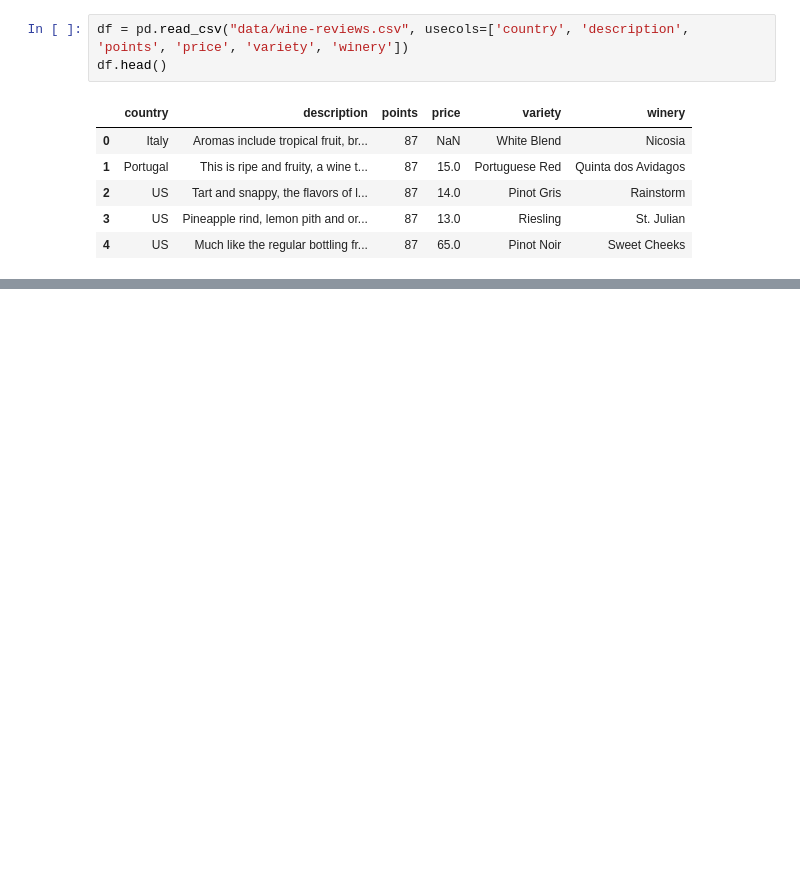
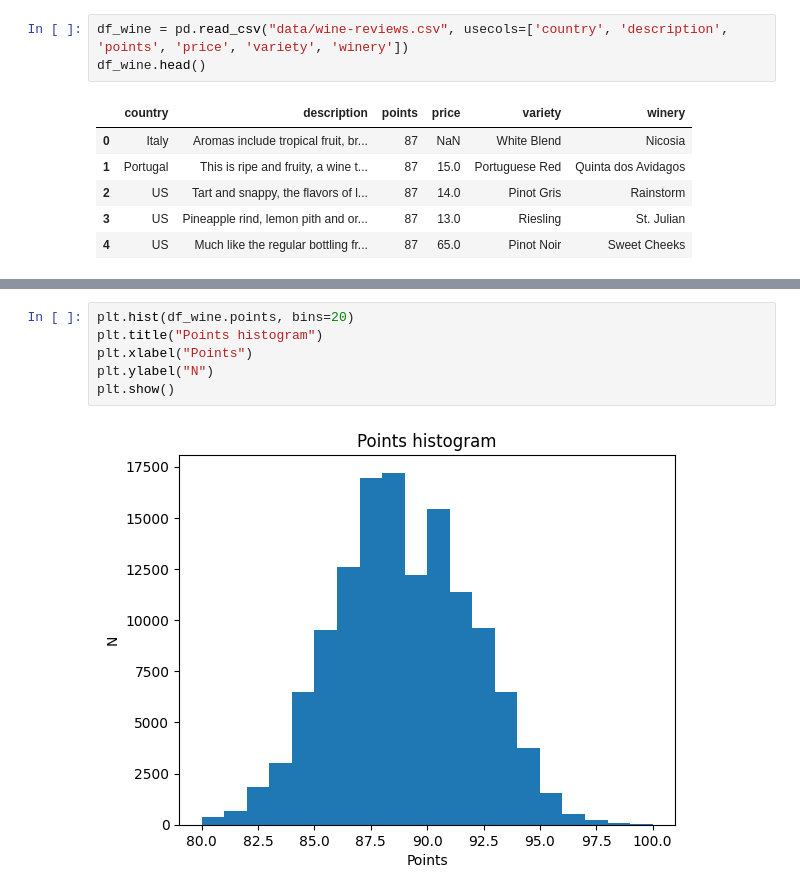
Before and after one commit to RaykKretzschmar/TensorFlow_Learning, a Jupyter notebook: tensorflow.ipynb, the cells around one changed output, grey strips where cells are left out. Saved outputs shown, nothing was run; the diff lists cells and outputs as text; blank space fills up the shorter version.

```diff
--- a/tensorflow.ipynb
+++ b/tensorflow.ipynb
@@ -7,6 +24,6 @@ import tensorflow_hub as hub
 # %%
-df = pd.read_csv("data/wine-reviews.csv", usecols=['country', 'description', 'points', 'price', 'variety', 'winery'])
-df.head()
+df_wine = pd.read_csv("data/wine-reviews.csv", usecols=['country', 'description', 'points', 'price', 'variety', 'winery'])
+df_wine.head()
 # %% [output]
 |  | country | description | points | price | variety | winery |
 | 0 | Italy | Aromas include tropical fruit, br... | 87 | NaN | White Blend | Nicosia |
@@ -16,0 +44,8 @@ df.head()
+# %%
+plt.hist(df_wine.points, bins=20)
+plt.title("Points histogram")
+plt.xlabel("Points")
+plt.ylabel("N")
+plt.show()
+# %% [output]
+[figure, added]
```
Also changed, not shown: parts of 16 cells of this notebook.
